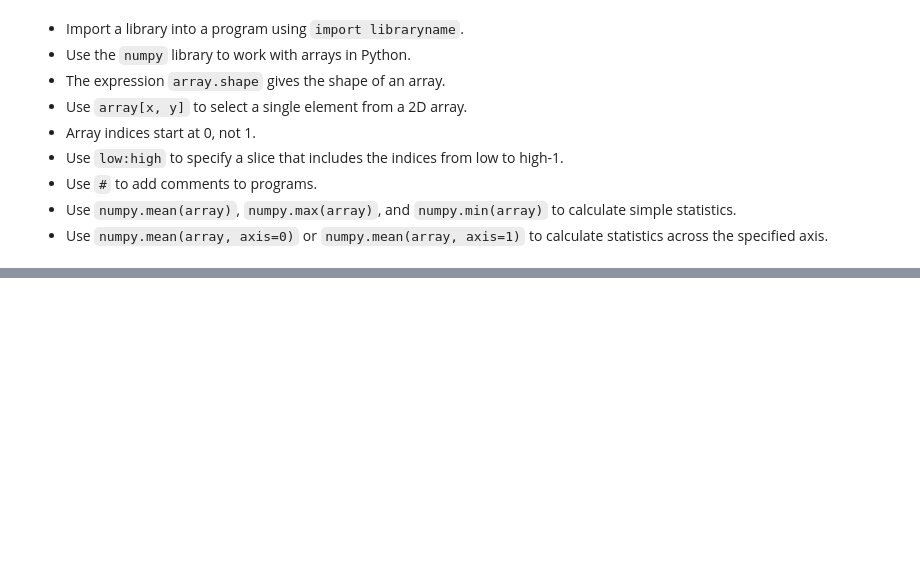
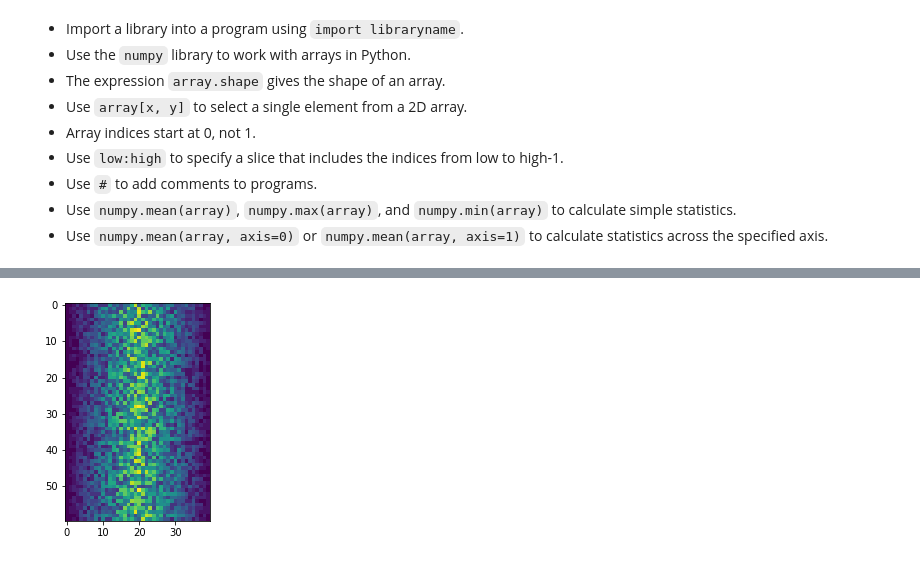
Before and after one commit to davetang/learning_python, a Jupyter notebook: notebook/swc.ipynb, the cells around one changed output, grey strips where cells are left out. Saved outputs shown, nothing was run; the diff lists cells and outputs as text; code cells hidden in the pictures; blank space fills up the shorter version.

Commit message:
Visualising tabular data and investigating lists

```diff
--- a/notebook/swc.ipynb
+++ b/notebook/swc.ipynb
@@ -203,0 +208,6 @@ array([ 7., 12., 11., 10., 11., 13., 10.,  8., 10., 10.,  7.,  7., 13.,
+# %%
+from matplotlib import pyplot as plt
+image = plt.imshow(data)
+plt.show()
+# %% [output]
+[figure, added]
```
Also changed, not shown: parts of 46 cells of this notebook.
